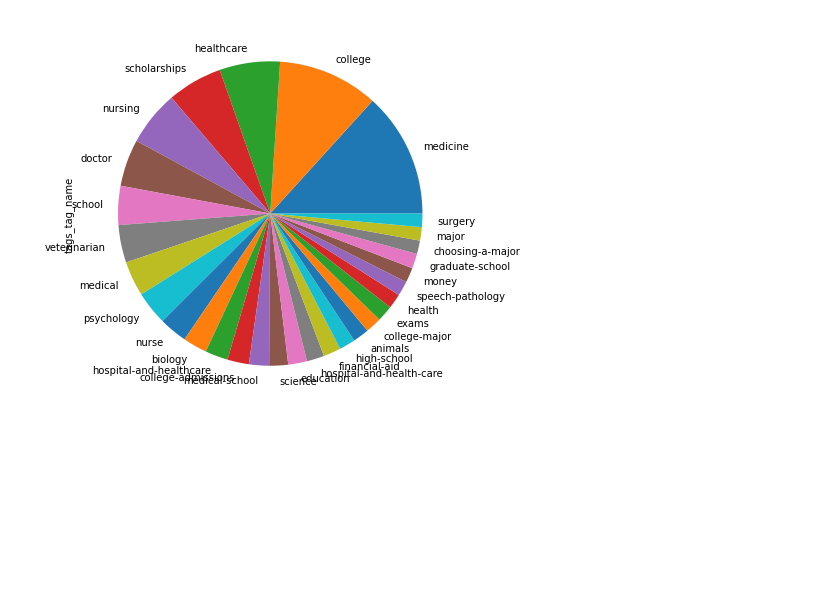
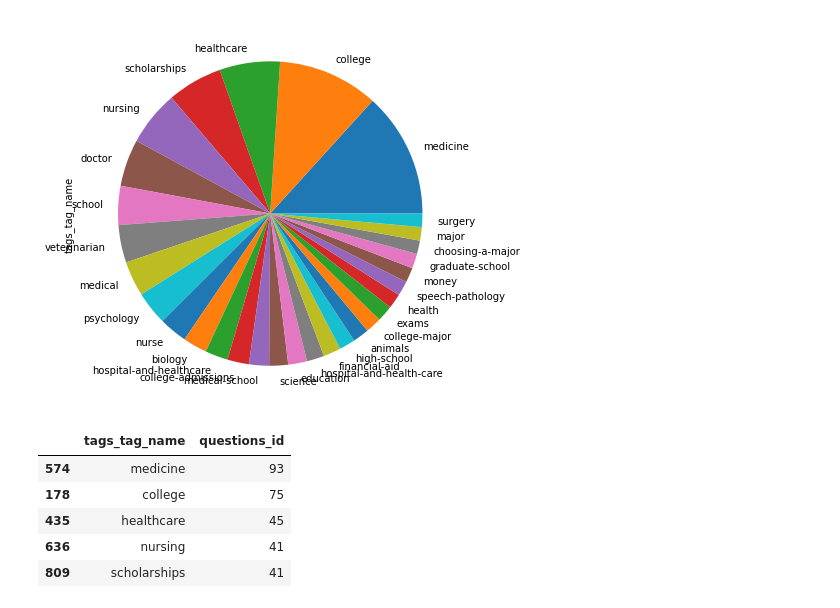
Before and after one commit to AKhileshPothuri/CareerVillage_Project, a Jupyter notebook: Exploratory_Data_Analysis_Draft1.ipynb, the cells around one changed output. Saved outputs shown, nothing was run; the diff lists cells and outputs as text; code cells hidden in the pictures; blank space fills up the shorter version.

```diff
--- a/Exploratory_Data_Analysis_Draft1.ipynb
+++ b/Exploratory_Data_Analysis_Draft1.ipynb
@@ -1468,3 +1468,13 @@ unans_questions_df['tags_tag_name'].value_counts()[:30].plot(kind='pie',figsize=
 # %% [output]
 <AxesSubplot:ylabel='tags_tag_name'>
 [figure]
+# %%
+n_tags_df = unans_questions_df.groupby(['tags_tag_name'])['questions_id'].count().reset_index()
+n_tags_df.sort_values(by='questions_id',ascending=False).head()
+# %% [output]
+|  | tags_tag_name | questions_id |
+| 574 | medicine | 93 |
+| 178 | college | 75 |
+| 435 | healthcare | 45 |
+| 636 | nursing | 41 |
+| 809 | scholarships | 41 |
```
Also changed, not shown: parts of 31 cells of this notebook.
